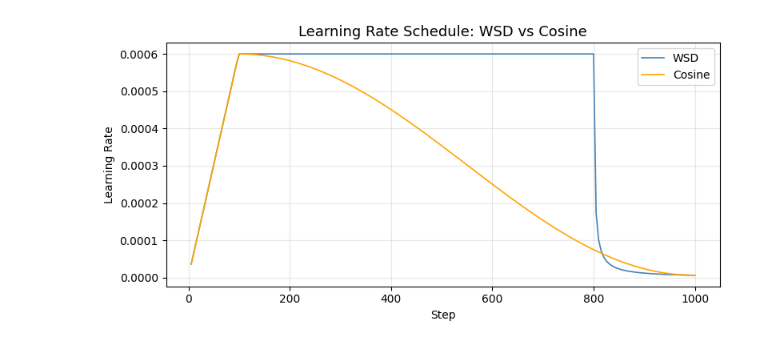
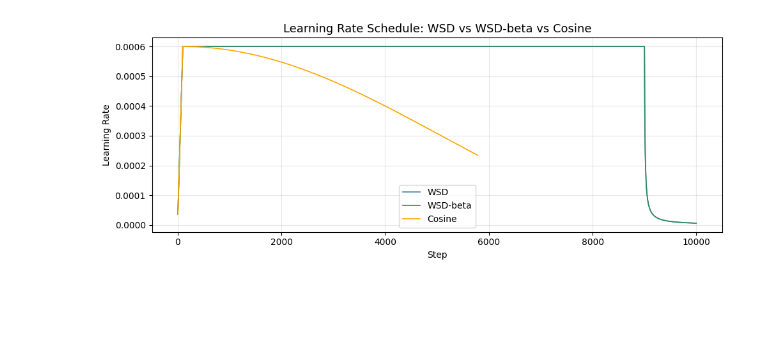
Before and after one commit to Duckymini/wsd_metric_triggered, a Jupyter notebook: notebooks/wsd_vs_cosine.ipynb, the cells around one changed output. Drawn from its saved outputs; the diff is of its cells as text; code cells hidden in the pictures; blank space fills up the shorter version.

```diff
--- a/notebooks/wsd_vs_cosine.ipynb
+++ b/notebooks/wsd_vs_cosine.ipynb
@@ -41,20 +56,27 @@ plt.show()
 # %%
-fig, ax = plt.subplots(figsize=(8, 4))
+fig, ax = plt.subplots(figsize=(10, 4))
 
-for train_df, val_df, color, name in [
-    (wsd_train,    wsd_val,    "steelblue", "WSD"),
-    (cosine_train, cosine_val, "orange",    "Cosine"),
-]:
-    mask = train_df["step"].between(400, 1000)
-    ax.plot(train_df.loc[mask, "step"], train_df.loc[mask, "train_loss"], color=color, linewidth=1.2, label=f"{name} train")
+runs = [
+    (wsd_val,      "steelblue", "WSD"),
+    (wsd_beta_val, "seagreen",  "WSD-beta"),
+    (cosine_val,   "orange",    "Cosine"),
+]
+
+ZOOM_START, ZOOM_END = 8500, 10000
+DECAY_START = 9000
+
+for val_df, color, name in runs:
     if val_df is not None and len(val_df) > 0:
-        val_mask = val_df["step"].between(400, 1000)
-        ax.plot(val_df.loc[val_mask, "step"], val_df.loc[val_mask, "validation_loss"], color=color, linewidth=1.5, linestyle="--", label=f"{name} val")
+        mask = val_df["step"].between(ZOOM_START, ZOOM_END)
+        if mask.any():
+            ax.plot(val_df.loc[mask, "step"], val_df.loc[mask, "validation_loss"],
+                    color=color, linewidth=1.5, linestyle="-", label=f"{name} val")
 
-ax.set_xlim(400, 1000)
-ax.set_title("Training Loss: WSD vs Cosine (steps 800\u20131250)", fontsize=13)
+ax.axvline(DECAY_START, color="gray", linewidth=1.2, linestyle="--", label="Decay start")
+
+ax.set_title(f"Validation Loss: WSD vs WSD-beta vs Cosine (steps {ZOOM_START}–{ZOOM_END})", fontsize=13)
 ax.set_xlabel("Step")
-ax.set_ylabel("Loss")
+ax.set_ylabel("Validation Loss")
 ax.legend()
 ax.grid(True, alpha=0.3)
 plt.tight_layout()
@@ -64,15 +86,21 @@ plt.show()
 # %%
-fig, ax = plt.subplots(figsize=(8, 4))
+fig, ax = plt.subplots(figsize=(10, 4))
 
-ax.plot(wsd_train["step"],    wsd_train["learning_rate"],    color="steelblue", linewidth=1.2, label="WSD")
-ax.plot(cosine_train["step"], cosine_train["learning_rate"], color="orange",    linewidth=1.2, label="Cosine")
+runs = [
+    (wsd_train,      "steelblue", "WSD"),
+    (wsd_beta_train, "seagreen",  "WSD-beta"),
+    (cosine_train,   "orange",    "Cosine"),
+]
 
-ax.set_title("Learning Rate Schedule: WSD vs Cosine", fontsize=13)
+for train_df, color, name in runs:
+    ax.plot(train_df["step"], train_df["learning_rate"], color=color, linewidth=1.2, label=name)
+
+ax.set_title("Learning Rate Schedule: WSD vs WSD-beta vs Cosine", fontsize=13)
 ax.set_xlabel("Step")
 ax.set_ylabel("Learning Rate")
 ax.legend()
 ax.grid(True, alpha=0.3)
 plt.tight_layout()
 plt.show()
 # %% [output]
-[figure, old version]
+[figure, new version]
```
Also changed, not shown: parts of 3 cells of this notebook.
